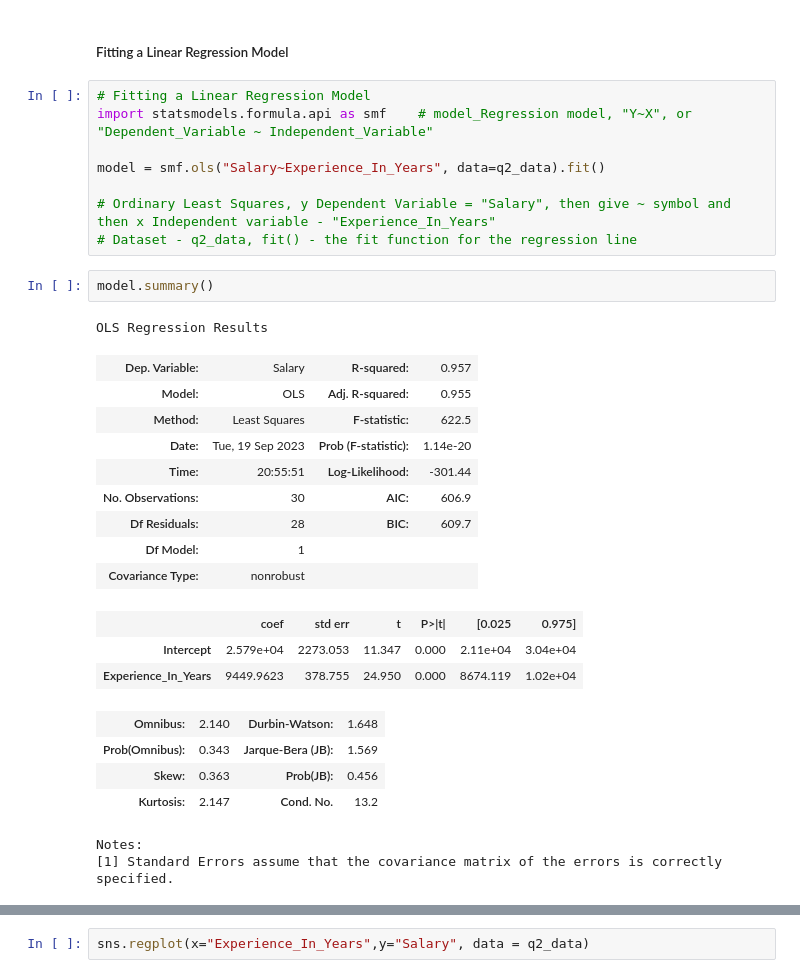
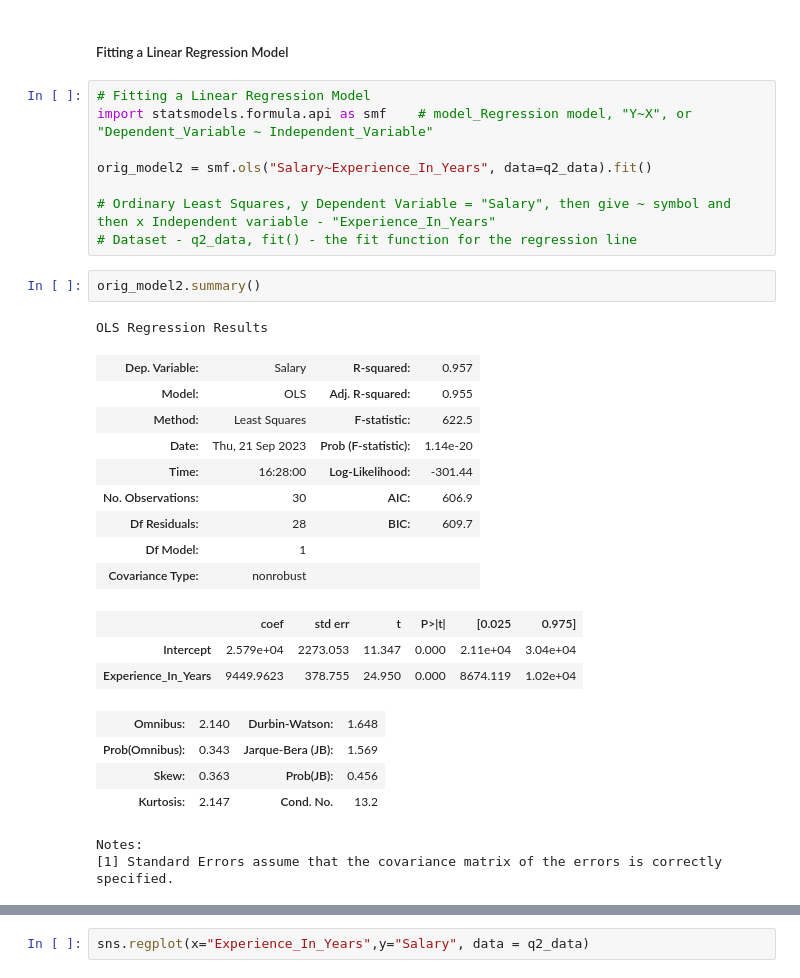
Before and after one commit to clivedandrews/Data_Science, a Jupyter notebook: Assignments/Simple_Linear_Regression/Simple_Linear_Regression.ipynb, the cells around one changed output, grey strips where cells are left out. Cells and saved outputs as stored; diff of their text form.

```diff
--- a/Assignments/Simple_Linear_Regression/Simple_Linear_Regression.ipynb
+++ b/Assignments/Simple_Linear_Regression/Simple_Linear_Regression.ipynb
@@ -738,19 +1061,19 @@ https://gist.github.com/mwaskom/de44147ed2974457ad6372750bbe5751
 # Fitting a Linear Regression Model
 import statsmodels.formula.api as smf    # model_Regression model, "Y~X", or "Dependent_Variable ~ Independent_Variable"
 
-model = smf.ols("Salary~Experience_In_Years", data=q2_data).fit()
+orig_model2 = smf.ols("Salary~Experience_In_Years", data=q2_data).fit()
 
 # Ordinary Least Squares, y Dependent Variable = "Salary", then give ~ symbol and then x Independent variable - "Experience_In_Years"
 # Dataset - q2_data, fit() - the fit function for the regression line
 # %%
-model.summary()
+orig_model2.summary()
 # %% [output]
 OLS Regression Results
 | Dep. Variable: | Salary | R-squared: | 0.957 |
 | Model: | OLS | Adj. R-squared: | 0.955 |
 | Method: | Least Squares | F-statistic: | 622.5 |
-| Date: | Tue, 19 Sep 2023 | Prob (F-statistic): | 1.14e-20 |
-| Time: | 20:55:51 | Log-Likelihood: | -301.44 |
+| Date: | Thu, 21 Sep 2023 | Prob (F-statistic): | 1.14e-20 |
+| Time: | 16:28:00 | Log-Likelihood: | -301.44 |
 | No. Observations: | 30 | AIC: | 606.9 |
 | Df Residuals: | 28 | BIC: | 609.7 |
 | Df Model: | 1 |  |  |
```
Also changed, not shown: parts of 95 cells of this notebook.
